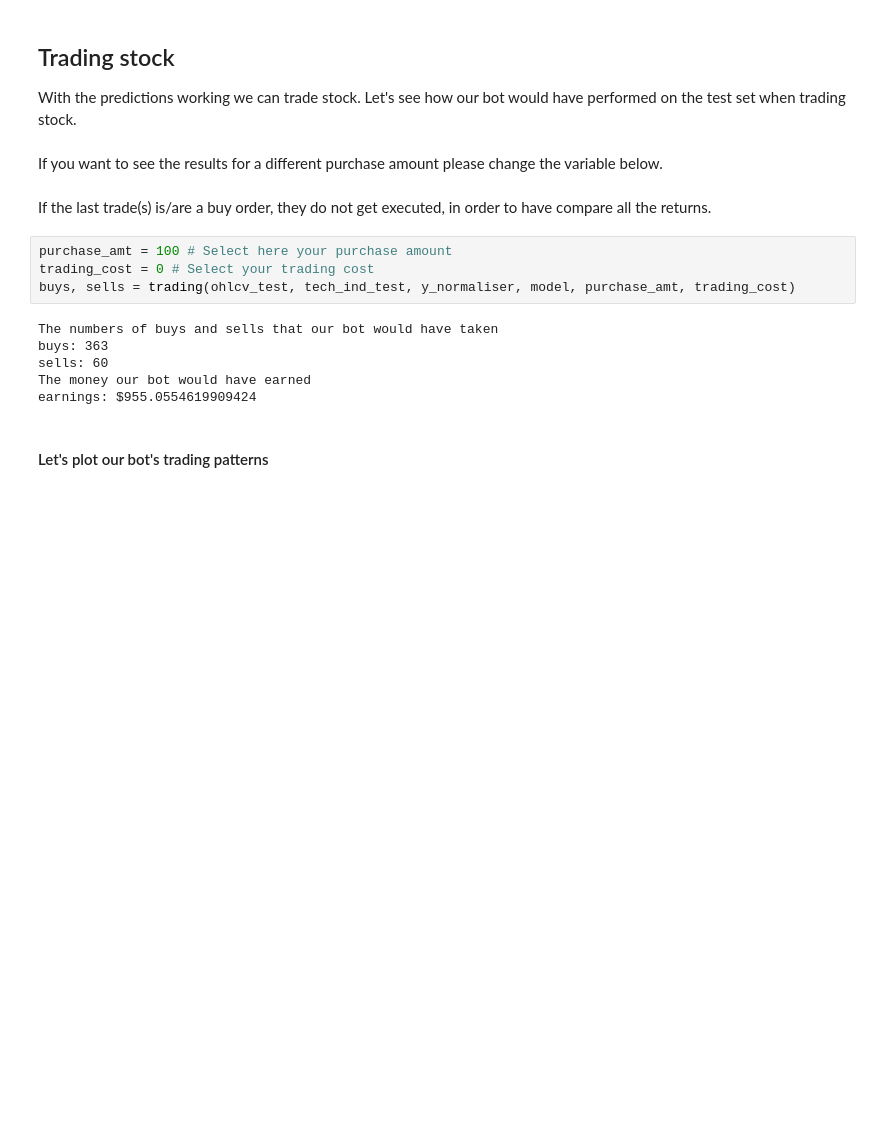
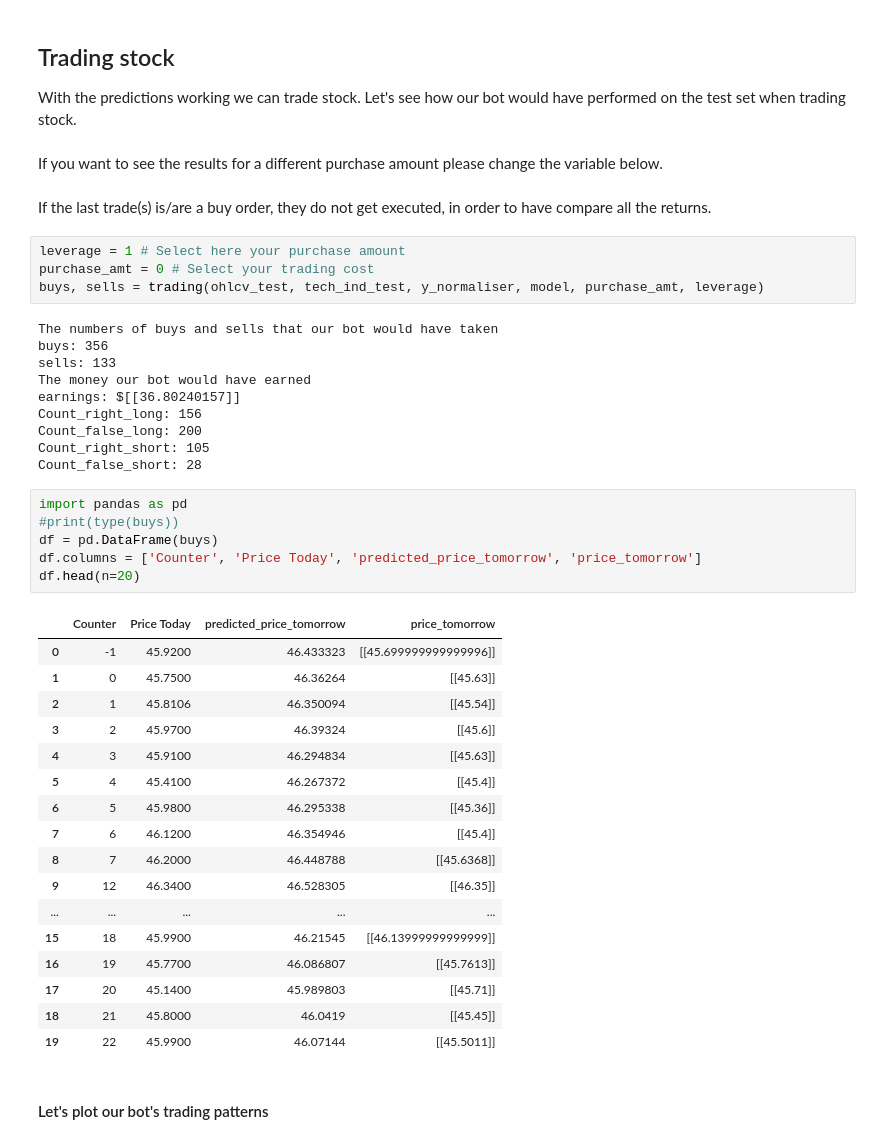
Before and after one commit to SebastianMuhle/Trading-Bot, a Jupyter notebook: Trading Bot.ipynb, the cells around one changed output. Cells and saved outputs as stored; diff of their text form; blank space fills up the shorter version.

```diff
--- a/Trading Bot.ipynb
+++ b/Trading Bot.ipynb
@@ -132,15 +128,43 @@ If you want to see the results for a different purchase amount please change the
 </br>
 If the last trade(s) is/are a buy order, they do not get executed, in order to have compare all the returns.
 # %%
-purchase_amt = 100 # Select here your purchase amount
-trading_cost = 0 # Select your trading cost
-buys, sells = trading(ohlcv_test, tech_ind_test, y_normaliser, model, purchase_amt, trading_cost)
+leverage = 1 # Select here your purchase amount
+purchase_amt = 0 # Select your trading cost
+buys, sells = trading(ohlcv_test, tech_ind_test, y_normaliser, model, purchase_amt, leverage)
 # %% [output]
 The numbers of buys and sells that our bot would have taken
-buys: 363
-sells: 60
+buys: 356
+sells: 133
 The money our bot would have earned
-earnings: $955.0554619909424
+earnings: $[[36.80240157]]
+Count_right_long: 156
+Count_false_long: 200
+Count_right_short: 105
+Count_false_short: 28
+# %%
+import pandas as pd
+#print(type(buys))
+df = pd.DataFrame(buys)
+df.columns = ['Counter', 'Price Today', 'predicted_price_tomorrow', 'price_tomorrow']
+df.head(n=20)
+# %% [output]
+|  | Counter | Price Today | predicted_price_tomorrow | price_tomorrow |
+| 0 | -1 | 45.9200 | 46.433323 | [[45.699999999999996]] |
+| 1 | 0 | 45.7500 | 46.36264 | [[45.63]] |
+| 2 | 1 | 45.8106 | 46.350094 | [[45.54]] |
+| 3 | 2 | 45.9700 | 46.39324 | [[45.6]] |
+| 4 | 3 | 45.9100 | 46.294834 | [[45.63]] |
+| 5 | 4 | 45.4100 | 46.267372 | [[45.4]] |
+| 6 | 5 | 45.9800 | 46.295338 | [[45.36]] |
+| 7 | 6 | 46.1200 | 46.354946 | [[45.4]] |
+| 8 | 7 | 46.2000 | 46.448788 | [[45.6368]] |
+| 9 | 12 | 46.3400 | 46.528305 | [[46.35]] |
+| ... | ... | ... | ... | ... |
+| 15 | 18 | 45.9900 | 46.21545 | [[46.13999999999999]] |
+| 16 | 19 | 45.7700 | 46.086807 | [[45.7613]] |
+| 17 | 20 | 45.1400 | 45.989803 | [[45.71]] |
+| 18 | 21 | 45.8000 | 46.0419 | [[45.45]] |
+| 19 | 22 | 45.9900 | 46.07144 | [[45.5011]] |
 # %% [markdown]
 #### Let's plot our bot's trading patterns
 # %%
```
Also changed, not shown: parts of 6 cells of this notebook, 3 other files.
